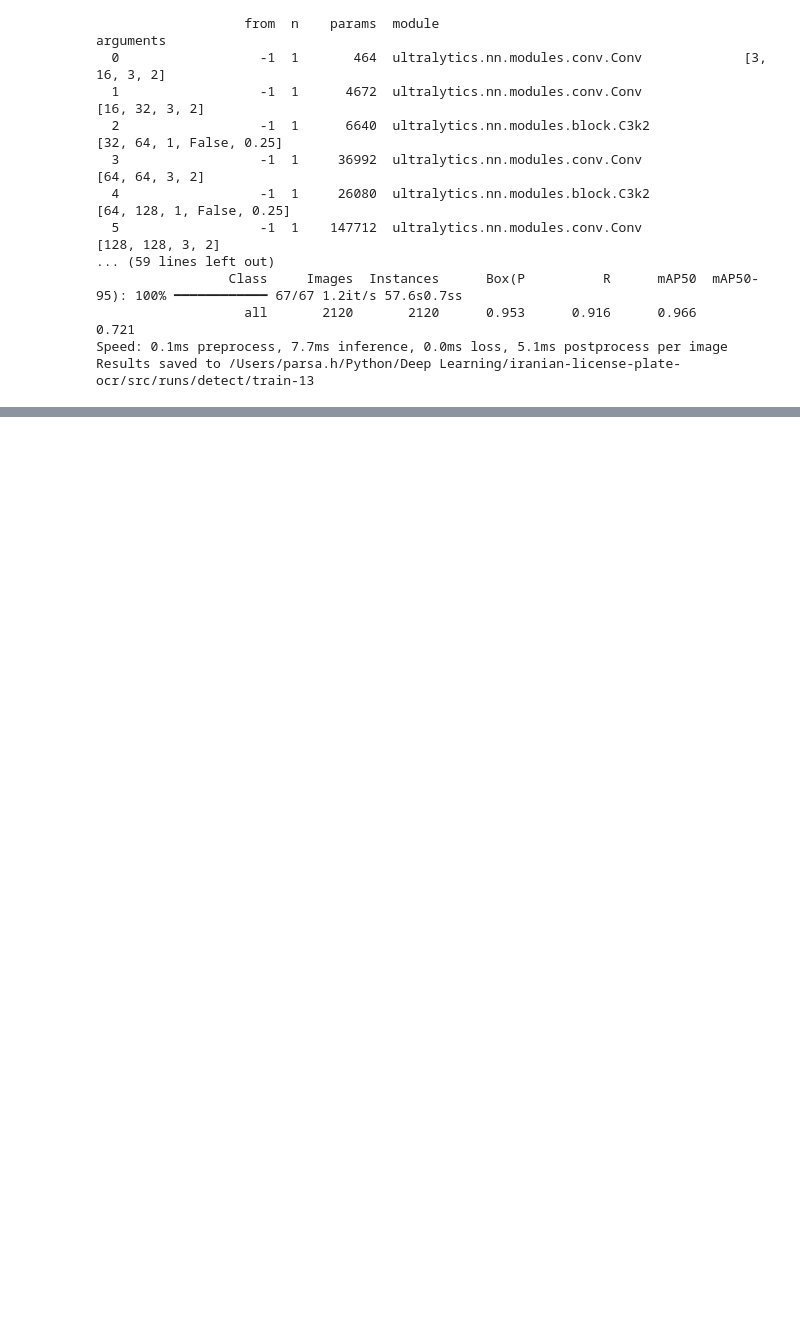
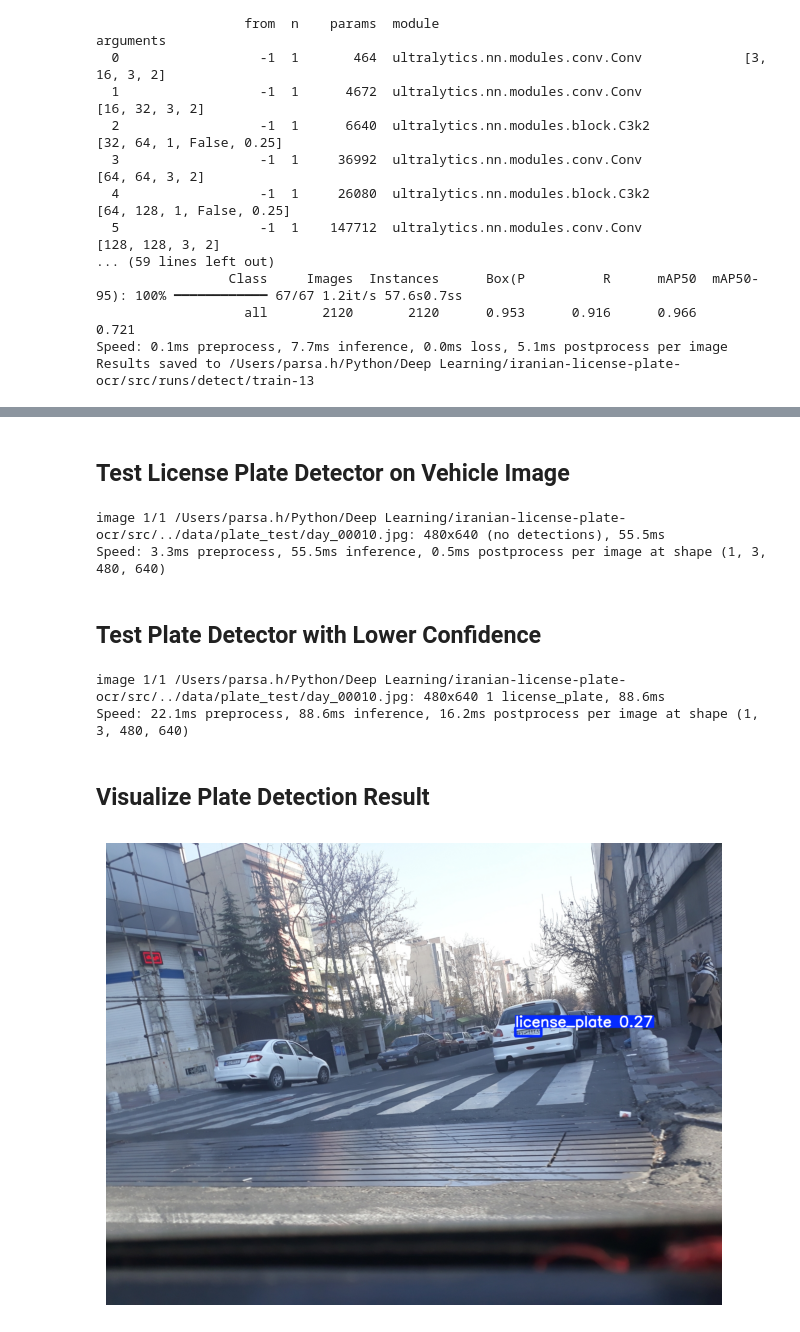
Before and after one commit to Parsa383/iranian-license-plate-ocr, a Jupyter notebook: src/train_plate_detector.ipynb, the cells around one changed output, grey strips where cells are left out. Cells and saved outputs as stored; diff of their text form; code cells hidden in the pictures; blank space fills up the shorter version.

Commit message:
Train and validate license plate detector

```diff
--- a/src/train_plate_detector.ipynb
+++ b/src/train_plate_detector.ipynb
@@ -327,0 +342,4 @@ Results saved to /Users/parsa.h/Python/Deep Learning/iranian-license-plate-ocr/s
+# %%
+plate_detector = YOLO(
+    "runs/detect/train-13/weights/best.pt"
+)
@@ -327,0 +361,37 @@ Results saved to /Users/parsa.h/Python/Deep Learning/iranian-license-plate-ocr/s
+# %% [markdown]
+## Test License Plate Detector on Vehicle Image
+# %%
+test_image = "../data/plate_test/day_00010.jpg"
+
+results = plate_detector.predict(
+    source=test_image,
+    conf=0.5
+)
+# %% [output]
+image 1/1 /Users/parsa.h/Python/Deep Learning/iranian-license-plate-ocr/src/../data/plate_test/day_00010.jpg: 480x640 (no detections), 55.5ms
+Speed: 3.3ms preprocess, 55.5ms inference, 0.5ms postprocess per image at shape (1, 3, 480, 640)
+# %% [markdown]
+## Test Plate Detector with Lower Confidence
+# %%
+results = plate_detector.predict(
+    source=test_image,
+    conf=0.25
+)
+# %% [output]
+image 1/1 /Users/parsa.h/Python/Deep Learning/iranian-license-plate-ocr/src/../data/plate_test/day_00010.jpg: 480x640 1 license_plate, 88.6ms
+Speed: 22.1ms preprocess, 88.6ms inference, 16.2ms postprocess per image at shape (1, 3, 480, 640)
+# %% [markdown]
+## Visualize Plate Detection Result
+# %%
+result = results[0]
+
+annotated_image = result.plot()
+
+plt.figure(figsize=(10, 6))
+plt.imshow(
+    cv2.cvtColor(annotated_image, cv2.COLOR_BGR2RGB)
+)
+plt.axis("off")
+plt.show()
+# %% [output]
+[figure, added]
```
Also changed, not shown: parts of 11 cells of this notebook.
